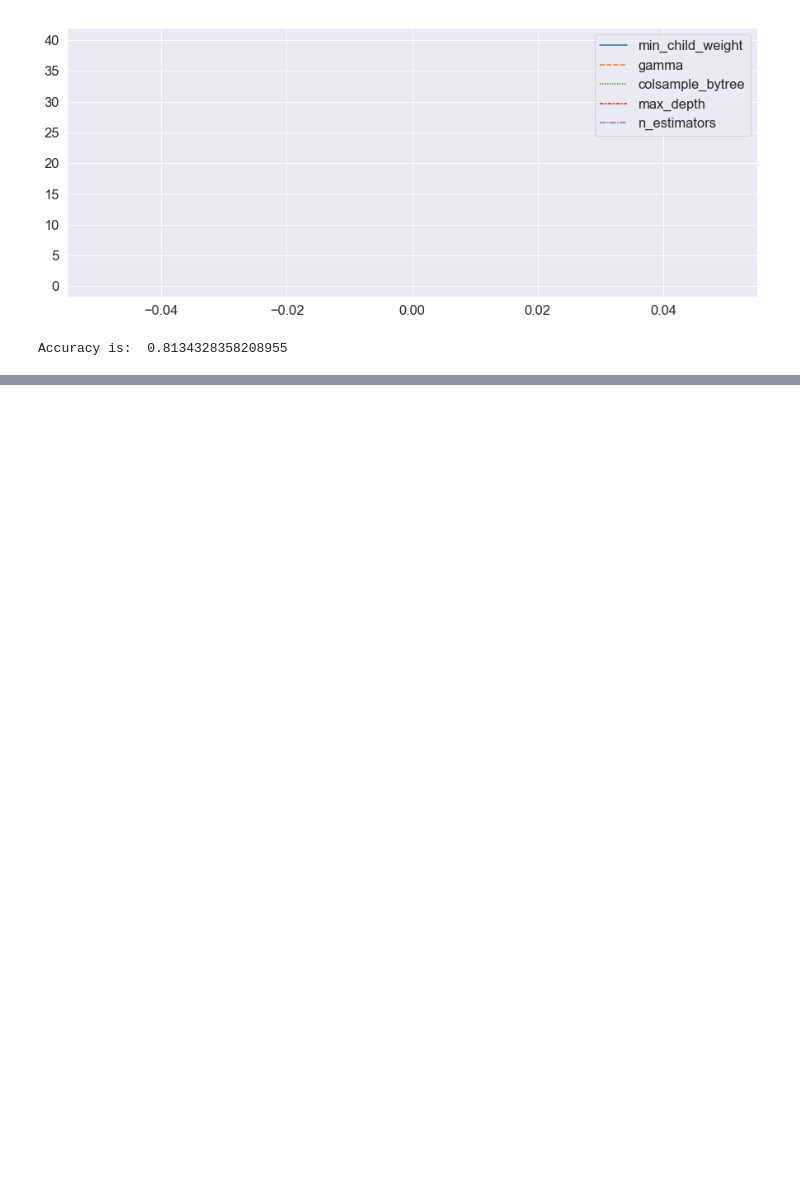
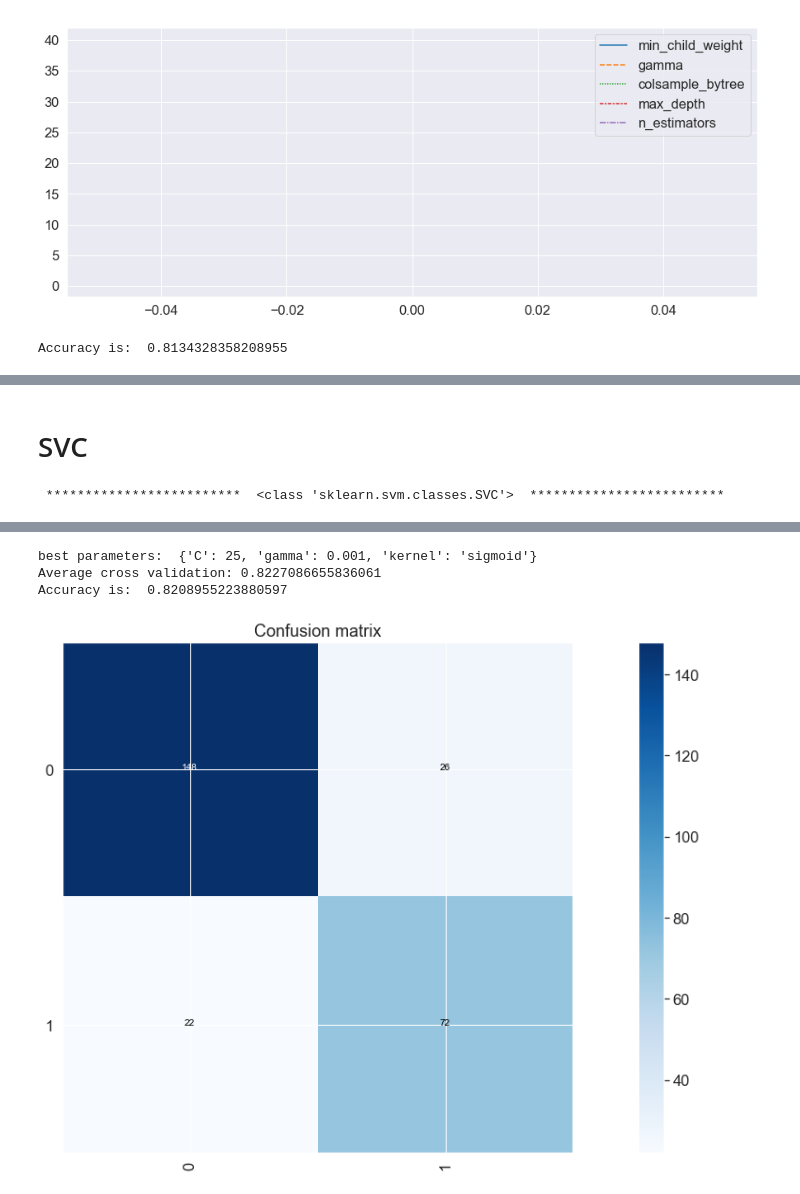
Before and after one commit to louis-lapassat/Kaggle-Titanic, a Jupyter notebook: Titanic.ipynb, the cells around one changed output, grey strips where cells are left out. Saved outputs shown, nothing was run; the diff lists cells and outputs as text; code cells hidden in the pictures; blank space fills up the shorter version.

```diff
--- a/Titanic.ipynb
+++ b/Titanic.ipynb
@@ -985,0 +1139,14 @@ Kaggle.to_csv('predicted.csv', index=False)
+# %% [markdown]
+# SVC
+# %%
+param = {
+         'C' : [25, 50, 75], # 1 is default
+         'gamma' : [0.001, 0.01, 0.05], # 'auto' is default
+         'kernel' : ['rbf', 'sigmoid'] # 'rbf' is default
+         }
+
+best_param_SVC = tune_plot(SVC, param,
+                          df.drop(['Survived'], axis=1), df.Survived, normalize=True,
+                          iter_gridsearch=10, nb_cv=5, test_size=0.3, seed=141421)
+# %% [output]
+ *************************  <class 'sklearn.svm.classes.SVC'>  *************************
@@ -985,0 +1154,4 @@ Kaggle.to_csv('predicted.csv', index=False)
+best parameters:  {'C': 25, 'gamma': 0.001, 'kernel': 'sigmoid'}
+Average cross validation: 0.8227086655836061
+Accuracy is:  0.8208955223880597
+[figure, added]
```
Also changed, not shown: parts of 23 cells of this notebook.
